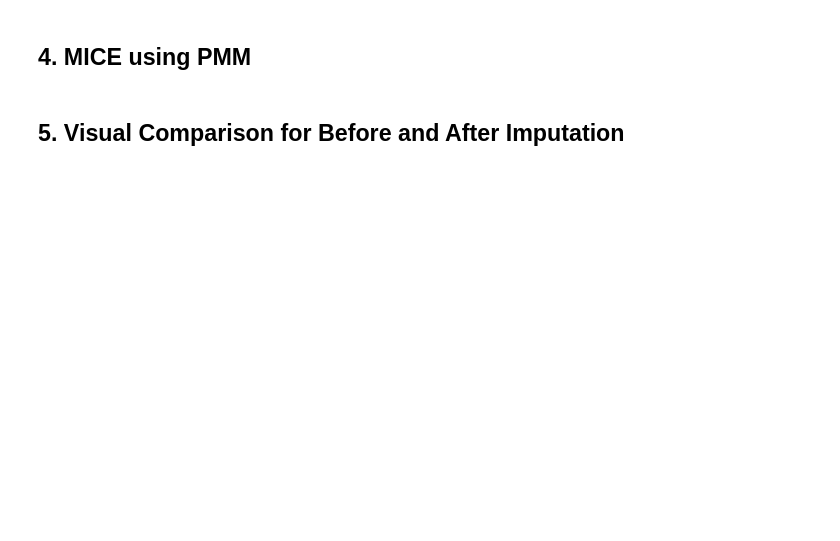
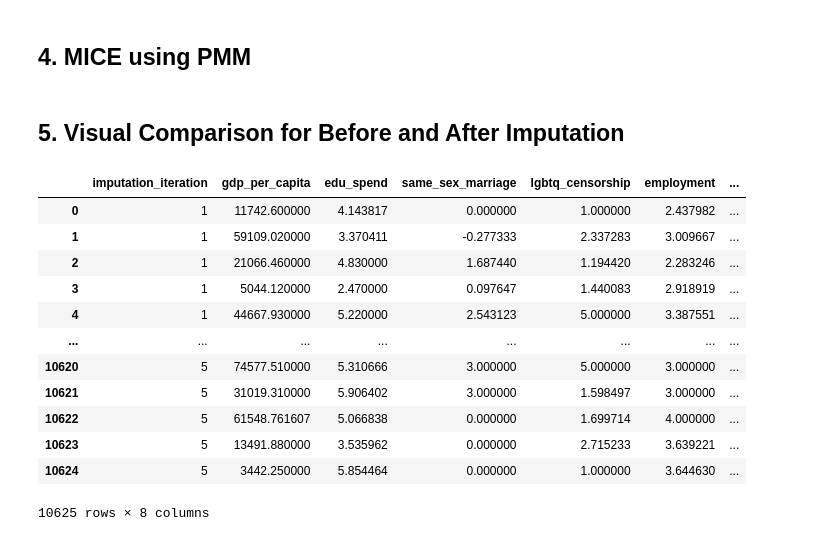
Before and after one commit to diverse-data-hub/diverse-data-hub.github.io, a Jupyter notebook: website_files/notebooks/py-globalrights.ipynb, the cells around one changed output. Saved outputs shown, nothing was run; the diff lists cells and outputs as text; code cells hidden in the pictures; blank space fills up the shorter version.

```diff
--- a/website_files/notebooks/py-globalrights.ipynb
+++ b/website_files/notebooks/py-globalrights.ipynb
@@ -184,5 +187,48 @@ alt.Chart(cleaned_rights).mark_bar().encode(
 [interactive output not drawn]
 # %% [markdown]
 ## 4. MICE using PMM
+# %%
+# NOTE: The IterativeImputer estimator is still experimental for now: the predictions and the API might change without any deprecation cycle.
+
+# subset the columns
+impute_df = cleaned_rights[[
+    "gdp_per_capita", "edu_spend", "same_sex_marriage",
+    "lgbtq_censorship", "employment", "affirming_care", "legal_gender"
+]].copy()
+
+# convert categorical variables to category dtype
+# and make numeric encodings for imputation
+categorical_cols = [
+    "same_sex_marriage", "lgbtq_censorship",
+    "employment", "affirming_care", "legal_gender"
+]
+for col in categorical_cols:
+    impute_df[col] = impute_df[col].astype("category")
+    impute_df[col] = impute_df[col].cat.codes.replace(-1, np.nan)
+
+# run multiple imputation (predictive mean matching style) to produce 5 imputed datasets
+imputed_dfs = []
+
+for random_state in range(123, 128): # set random state for each iteration for reproducibility
+    imputer = IterativeImputer(random_state=random_state, sample_posterior=True)
+    imputed_array = imputer.fit_transform(impute_numeric)
+    imputed_df = pd.DataFrame(imputed_array, columns=impute_numeric.columns)
+    imputed_dfs.append(imputed_df)
 # %% [markdown]
 ## 5. Visual Comparison for Before and After Imputation
+# %%
+pd.concat(imputed_dfs, keys=range(1, 6)).reset_index(names=['imputation_iteration', 'old_index']).drop(columns='old_index')
+# %% [output]
+|  | imputation_iteration | gdp_per_capita | edu_spend | same_sex_marriage | lgbtq_censorship | employment | ... |
+| 0 | 1 | 11742.600000 | 4.143817 | 0.000000 | 1.000000 | 2.437982 | ... |
+| 1 | 1 | 59109.020000 | 3.370411 | -0.277333 | 2.337283 | 3.009667 | ... |
+| 2 | 1 | 21066.460000 | 4.830000 | 1.687440 | 1.194420 | 2.283246 | ... |
+| 3 | 1 | 5044.120000 | 2.470000 | 0.097647 | 1.440083 | 2.918919 | ... |
+| 4 | 1 | 44667.930000 | 5.220000 | 2.543123 | 5.000000 | 3.387551 | ... |
+| ... | ... | ... | ... | ... | ... | ... | ... |
+| 10620 | 5 | 74577.510000 | 5.310666 | 3.000000 | 5.000000 | 3.000000 | ... |
+| 10621 | 5 | 31019.310000 | 5.906402 | 3.000000 | 1.598497 | 3.000000 | ... |
+| 10622 | 5 | 61548.761607 | 5.066838 | 0.000000 | 1.699714 | 4.000000 | ... |
+| 10623 | 5 | 13491.880000 | 3.535962 | 0.000000 | 2.715233 | 3.639221 | ... |
+| 10624 | 5 | 3442.250000 | 5.854464 | 0.000000 | 1.000000 | 3.644630 | ... |
+10625 rows × 8 columns
```
Also changed, not shown: parts of 5 cells of this notebook.
